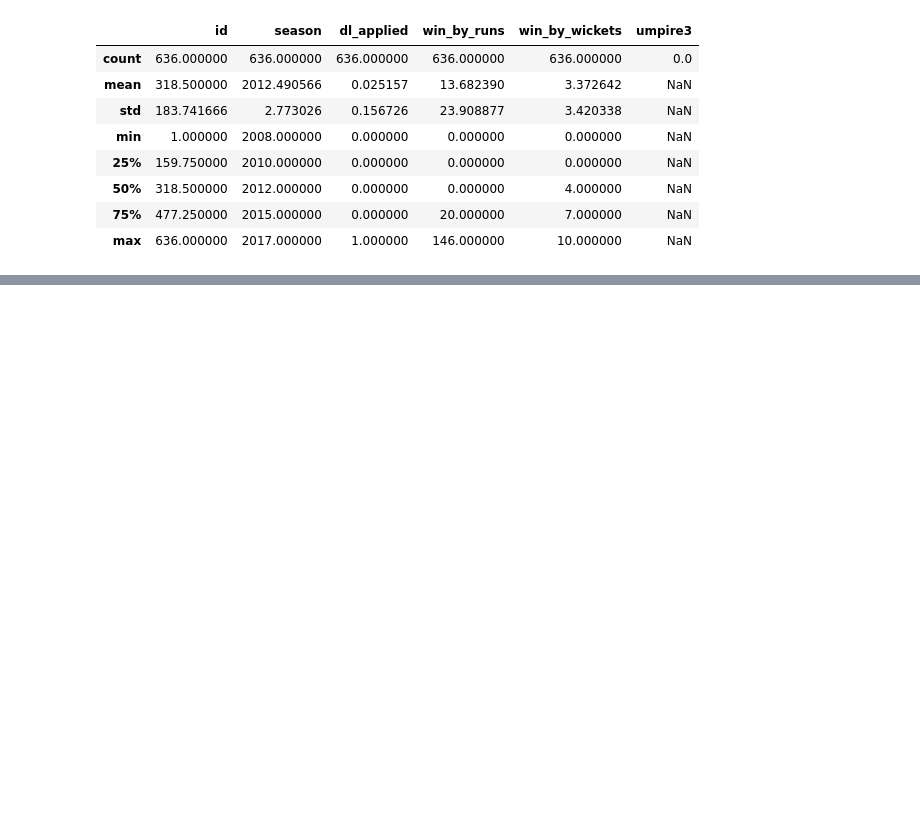
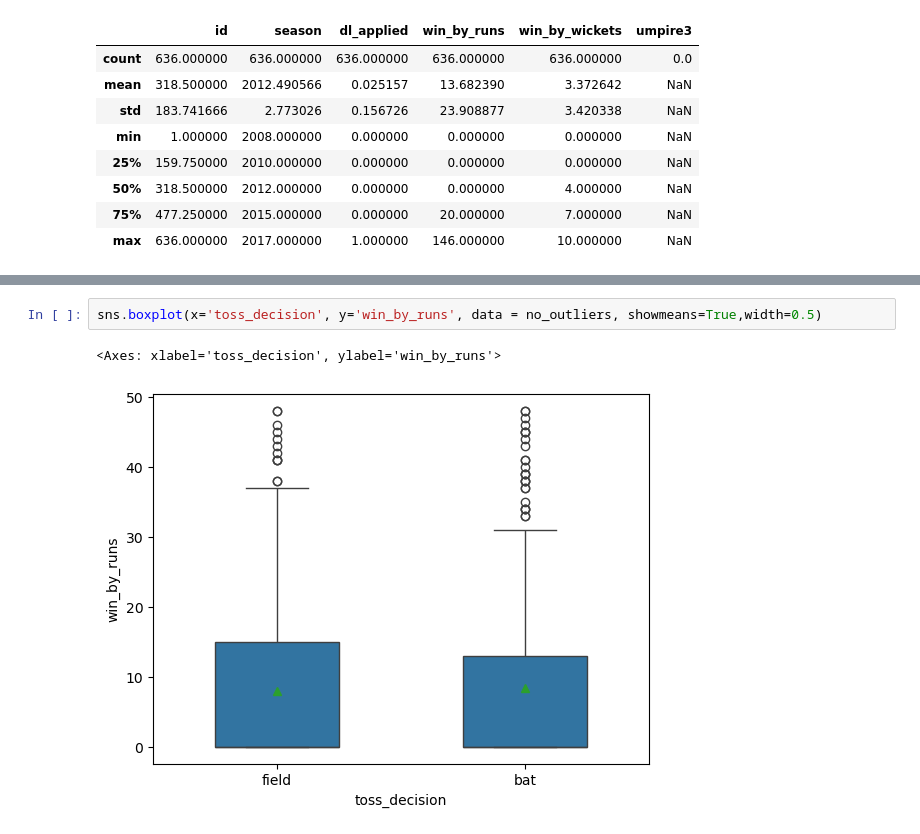
Before and after one commit to HiddenSquid0622/EDA-IPL-Matches, a Jupyter notebook: EDA1-checkpoint.ipynb, the cells around one changed output, grey strips where cells are left out. Drawn from its saved outputs; the diff is of its cells as text; blank space fills up the shorter version.

```diff
--- a/EDA1-checkpoint.ipynb
+++ b/EDA1-checkpoint.ipynb
@@ -48,0 +111,5 @@ df.describe()
+# %%
+sns.boxplot(x='toss_decision', y='win_by_runs', data = no_outliers, showmeans=True,width=0.5)
+# %% [output]
+<Axes: xlabel='toss_decision', ylabel='win_by_runs'>
+[figure, added]
```
Also changed, not shown: parts of 12 cells of this notebook.
